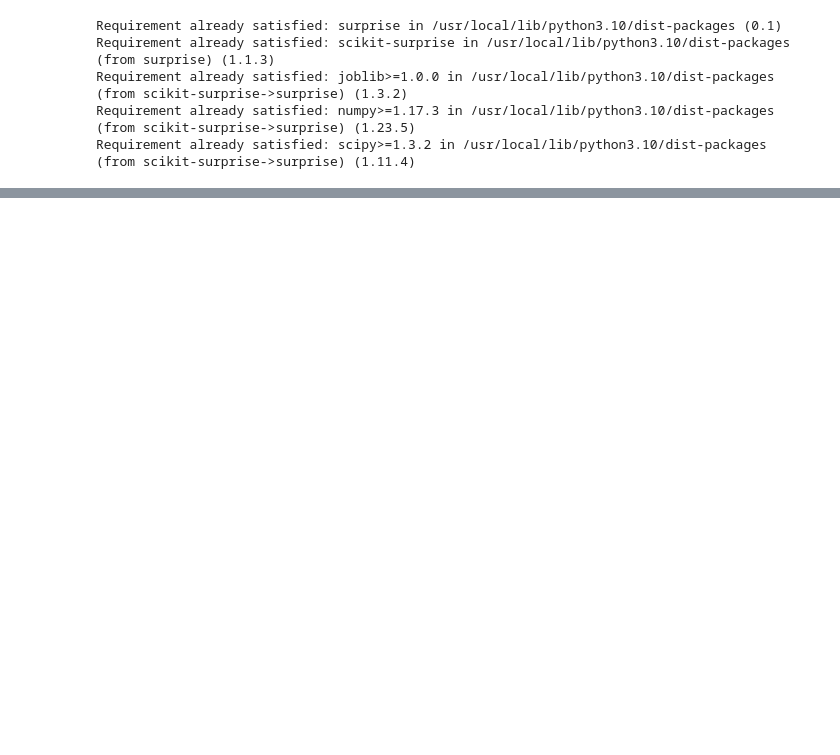
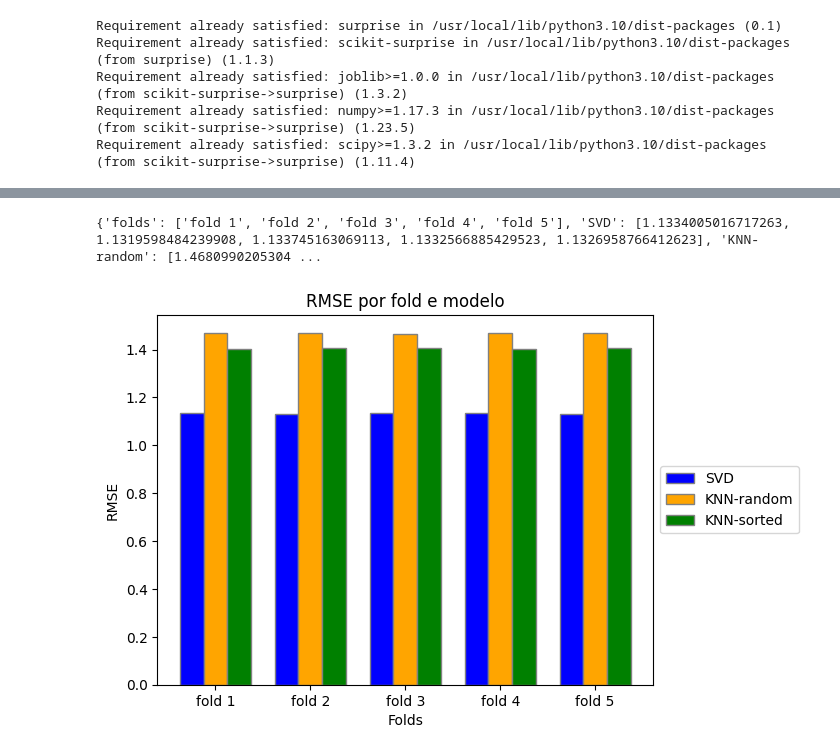
Before and after one commit to phosilva02/tp-bcc409, a Jupyter notebook: src/recomendacao.ipynb, the cells around one changed output, grey strips where cells are left out. Saved outputs shown, nothing was run; the diff lists cells and outputs as text; code cells hidden in the pictures; blank space fills up the shorter version.

```diff
--- a/src/recomendacao.ipynb
+++ b/src/recomendacao.ipynb
@@ -113 +242,50 @@ RMSE: 1.4695
+# %%
+resultados = {'folds': ['fold 1', 'fold 2', 'fold 3', 'fold 4', 'fold 5'],
+              'SVD': [1.1334005016717263, 1.1319598484239908, 1.133745163069113, 1.1332566885429523, 1.1326958766412623],
+              'KNN-random': [1.468099020530469, 1.4689132314437618, 1.4639540637195878, 1.4698953022959353, 1.470125867815793],
+              'KNN-sorted': [1.4036, 1.405286498055973, 1.404577612998645, 1.404109189345959, 1.4054395371859398]}
+
+print(resultados)
+# %% [output]
+{'folds': ['fold 1', 'fold 2', 'fold 3', 'fold 4', 'fold 5'], 'SVD': [1.1334005016717263, 1.1319598484239908, 1.133745163069113, 1.1332566885429523, 1.1326958766412623], 'KNN-random': [1.4680990205304 ...
+# %%
+import matplotlib.pyplot as plt
+
+data = {
+    'folds': ['fold 1', 'fold 2', 'fold 3', 'fold 4', 'fold 5'],
+    'SVD': [1.1334005016717263, 1.1319598484239908, 1.133745163069113, 1.1332566885429523, 1.1326958766412623],
+    'KNN-random': [1.468099020530469, 1.4689132314437618, 1.4639540637195878, 1.4698953022959353, 1.470125867815793],
+    'KNN-sorted': [1.4036, 1.405286498055973, 1.404577612998645, 1.404109189345959, 1.4054395371859398]
+}
+
+# Dados para plotagem
+folds = data['folds']
+svd_rmse = data['SVD']
+knn_random_rmse = data['KNN-random']
+knn_sorted_rmse = data['KNN-sorted']
+
+# Largura das barras
+bar_width = 0.25
+
+# Posição das barras no eixo x
+r1 = range(len(folds))
+r2 = [x + bar_width for x in r1]
+r3 = [x + bar_width for x in r2]
+
+# Plotagem das barras
+plt.bar(r1, svd_rmse, color='blue', width=bar_width, edgecolor='grey', label='SVD')
+plt.bar(r2, knn_random_rmse, color='orange', width=bar_width, edgecolor='grey', label='KNN-random')
+plt.bar(r3, knn_sorted_rmse, color='green', width=bar_width, edgecolor='grey', label='KNN-sorted')
+
+# Adicionando legendas e rótulos
+plt.xlabel('Folds')
+plt.ylabel('RMSE')
+plt.title('RMSE por fold e modelo')
+plt.xticks([r + bar_width for r in range(len(folds))], folds)
+plt.legend(loc='center left', bbox_to_anchor=(1, 0.5))
+
+# Exibição do gráfico
+plt.show()
+# %% [output]
+[figure, added]
 # %%
```
Also changed, not shown: parts of 17 cells of this notebook.
